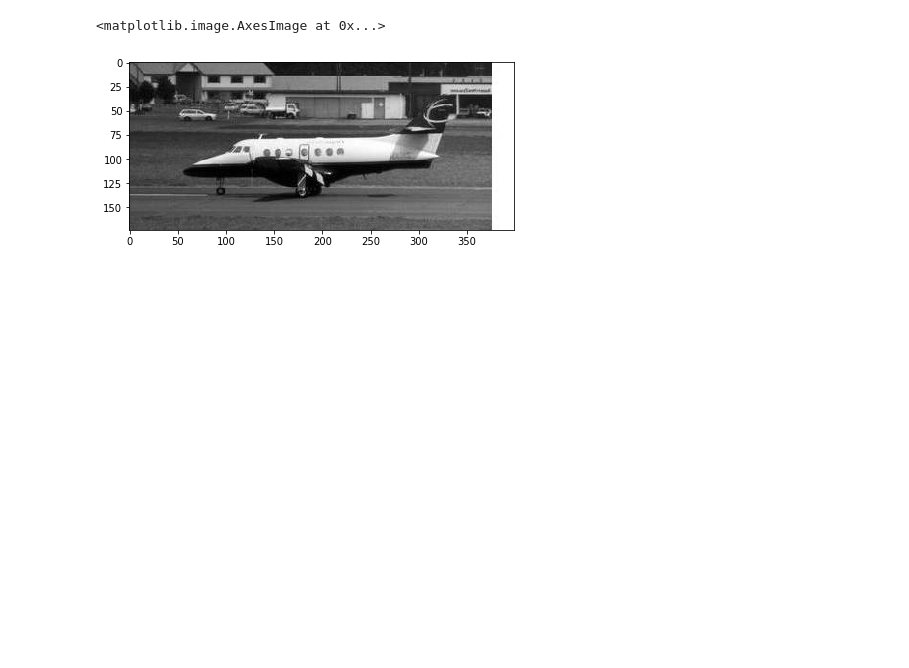
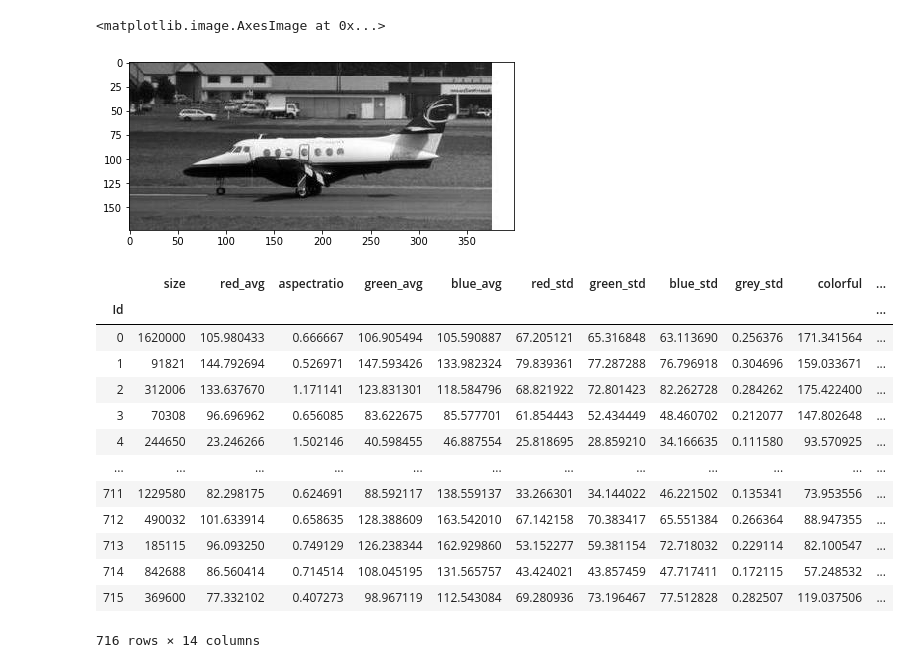
Before and after one commit to WesleyDeng1016/imageclassification, a Jupyter notebook: final_project/GradProject_NB2.ipynb, the cells around one changed output. Saved outputs shown, nothing was run; the diff lists cells and outputs as text; code cells hidden in the pictures; blank space fills up the shorter version.

Commit message:
test and feature revised

```diff
--- a/final_project/GradProject_NB2.ipynb
+++ b/final_project/GradProject_NB2.ipynb
@@ -428,3 +428,20 @@ df.iloc[:, -1].to_pickle('transformed_y.pkl')
 test_from_nb1=pd.read_pickle("test_data.pkl")
 df_test=feature_frame(test_from_nb1)
 df_test.to_pickle('transformed_data_test.pkl')
+# %%
+df_test
+# %% [output]
+|  | size | red_avg | aspectratio | green_avg | blue_avg | red_std | green_std | blue_std | grey_std | colorful | ... |
+| Id |  |  |  |  |  |  |  |  |  |  | ... |
+| 0 | 1620000 | 105.980433 | 0.666667 | 106.905494 | 105.590887 | 67.205121 | 65.316848 | 63.113690 | 0.256376 | 171.341564 | ... |
+| 1 | 91821 | 144.792694 | 0.526971 | 147.593426 | 133.982324 | 79.839361 | 77.287288 | 76.796918 | 0.304696 | 159.033671 | ... |
+| 2 | 312006 | 133.637670 | 1.171141 | 123.831301 | 118.584796 | 68.821922 | 72.801423 | 82.262728 | 0.284262 | 175.422400 | ... |
+| 3 | 70308 | 96.696962 | 0.656085 | 83.622675 | 85.577701 | 61.854443 | 52.434449 | 48.460702 | 0.212077 | 147.802648 | ... |
+| 4 | 244650 | 23.246266 | 1.502146 | 40.598455 | 46.887554 | 25.818695 | 28.859210 | 34.166635 | 0.111580 | 93.570925 | ... |
+| ... | ... | ... | ... | ... | ... | ... | ... | ... | ... | ... | ... |
+| 711 | 1229580 | 82.298175 | 0.624691 | 88.592117 | 138.559137 | 33.266301 | 34.144022 | 46.221502 | 0.135341 | 73.953556 | ... |
+| 712 | 490032 | 101.633914 | 0.658635 | 128.388609 | 163.542010 | 67.142158 | 70.383417 | 65.551384 | 0.266364 | 88.947355 | ... |
+| 713 | 185115 | 96.093250 | 0.749129 | 126.238344 | 162.929860 | 53.152277 | 59.381154 | 72.718032 | 0.229114 | 82.100547 | ... |
+| 714 | 842688 | 86.560414 | 0.714514 | 108.045195 | 131.565757 | 43.424021 | 43.857459 | 47.717411 | 0.172115 | 57.248532 | ... |
+| 715 | 369600 | 77.332102 | 0.407273 | 98.967119 | 112.543084 | 69.280936 | 73.196467 | 77.512828 | 0.282507 | 119.037506 | ... |
+716 rows × 14 columns
```
Also changed, not shown: 2 other files.
